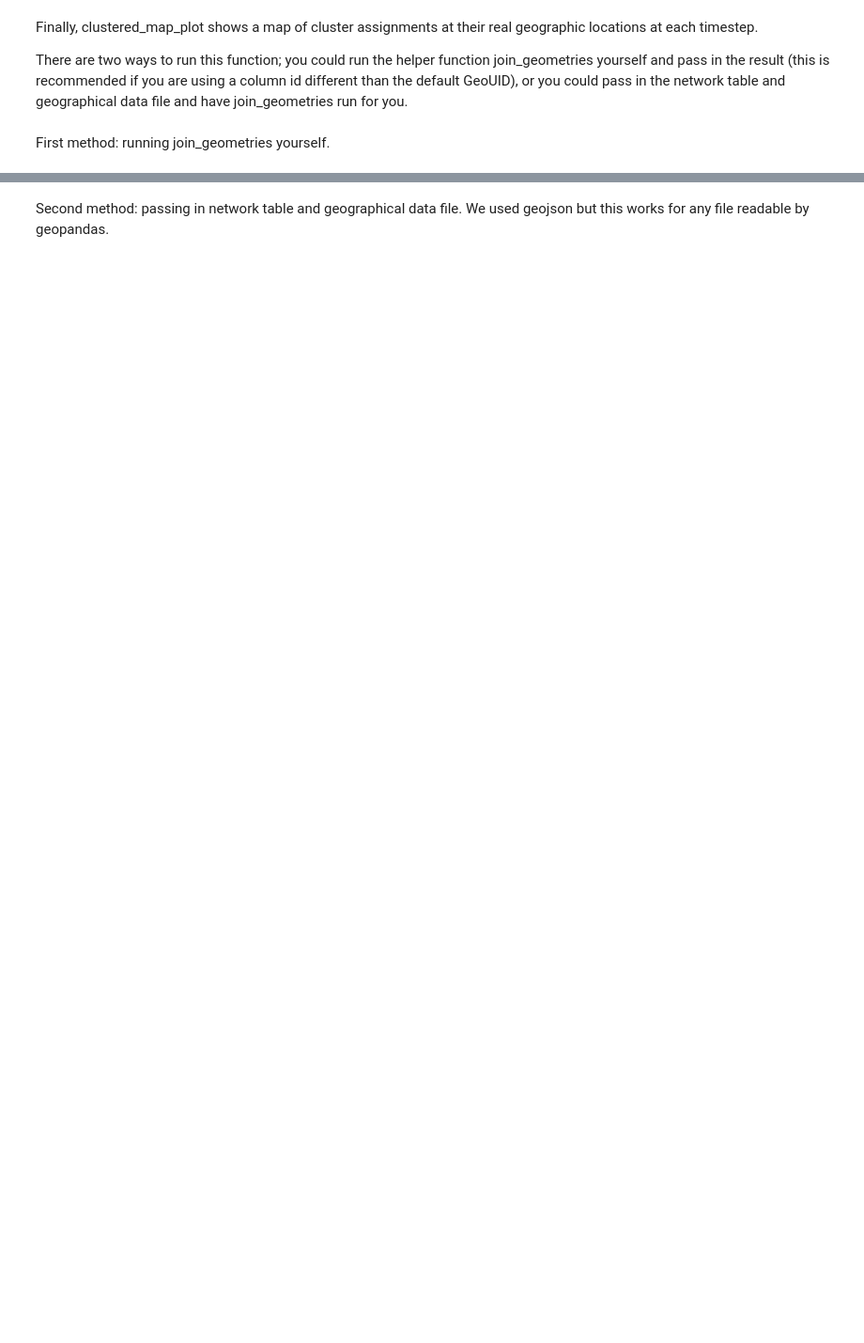
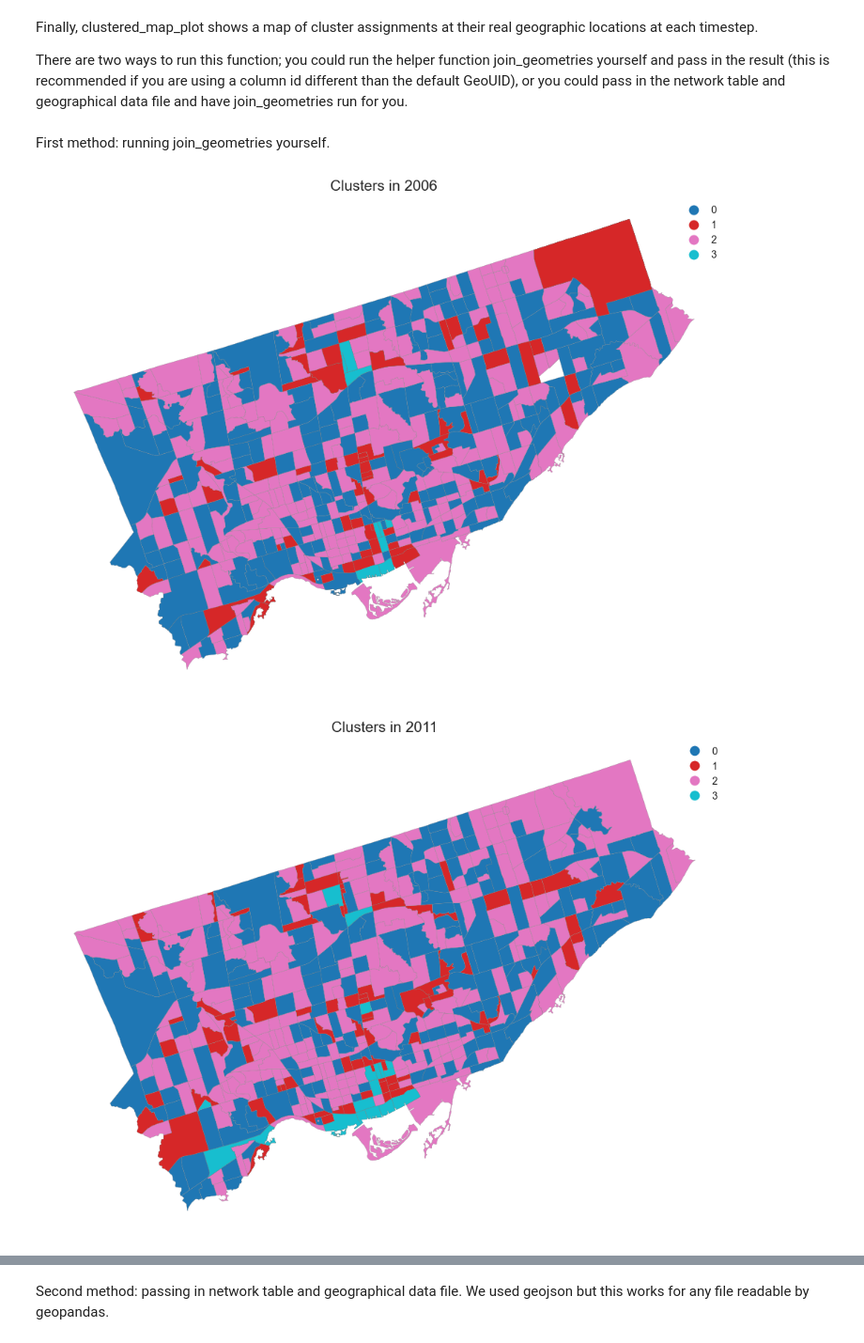
Before and after one commit to ecorbin567/piccard2, a Jupyter notebook: docs/piccard2_testing.ipynb, the cells around one changed output, grey strips where cells are left out. Shown at 94% size. Saved outputs shown, nothing was run; the diff lists cells and outputs as text; code cells hidden in the pictures; blank space fills up the shorter version.

Commit message:
fixing path issues in piccard2_testing.ipynb

```diff
--- a/docs/piccard2_testing.ipynb
+++ b/docs/piccard2_testing.ipynb
@@ -128,8 +196,11 @@ First method: running join_geometries yourself.
 # %%
 for year in years:
     network_table[f'cluster_assignment_{year}'] = network_table[f'cluster_assignment_{year}'].astype(str)
 
 # Plot for each year
 for year in ['2006', '2011', '2016', '2021']:
-    gdf = pc2.join_geometries(f"piccard2_testing_data/households_data_{year}.geojson",network_table, year,"GeoUID","geouid")
+    gdf = pc2.join_geometries(f"https://raw.githubusercontent.com/ecorbin567/piccard2/refs/heads/main/docs/piccard2_testing_data/households_data_{year}.geojson",network_table, year,"GeoUID","geouid")
     pc2.clustered_map_plot(year, cluster_col_prefix="cluster_assignment", gdf=gdf)
+# %% [output]
+[figure, added]
+[figure, added]
```
Also changed, not shown: parts of 10 cells of this notebook.
